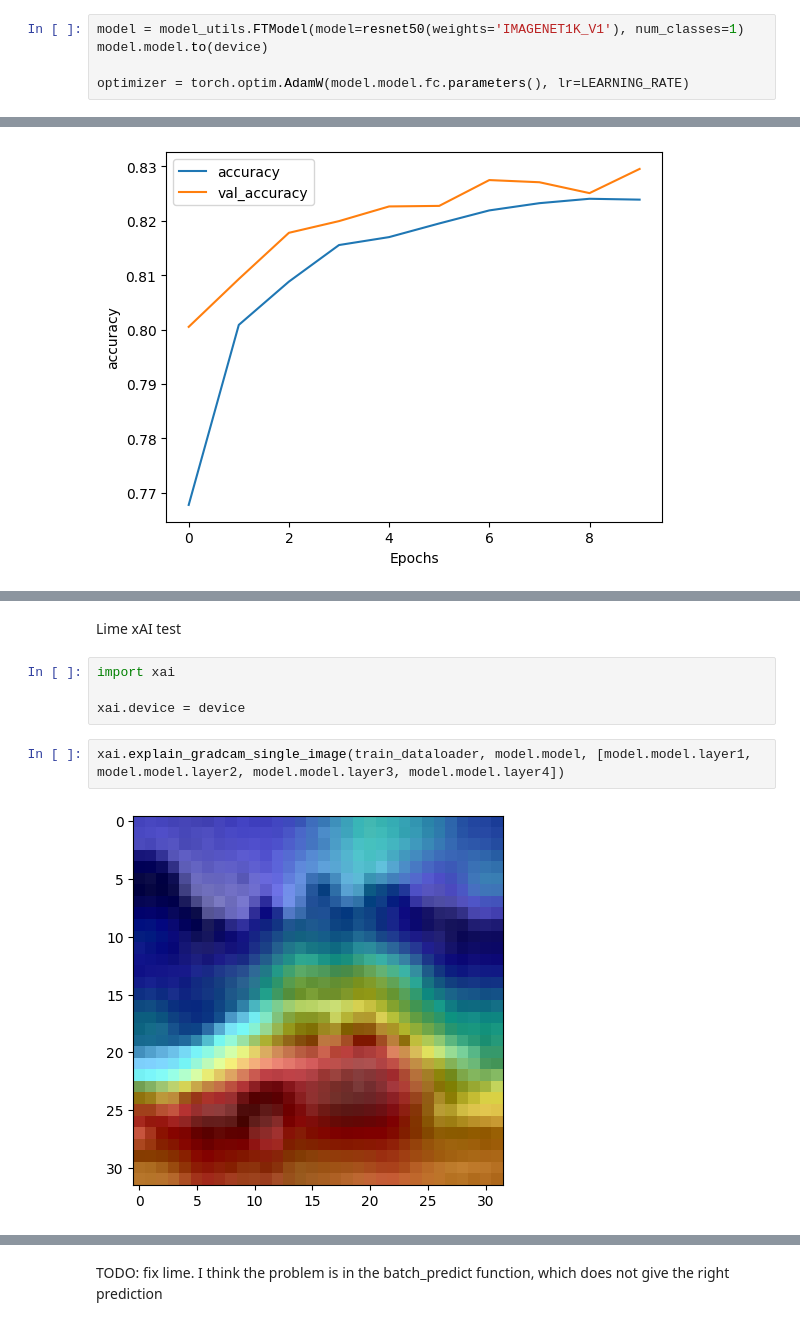
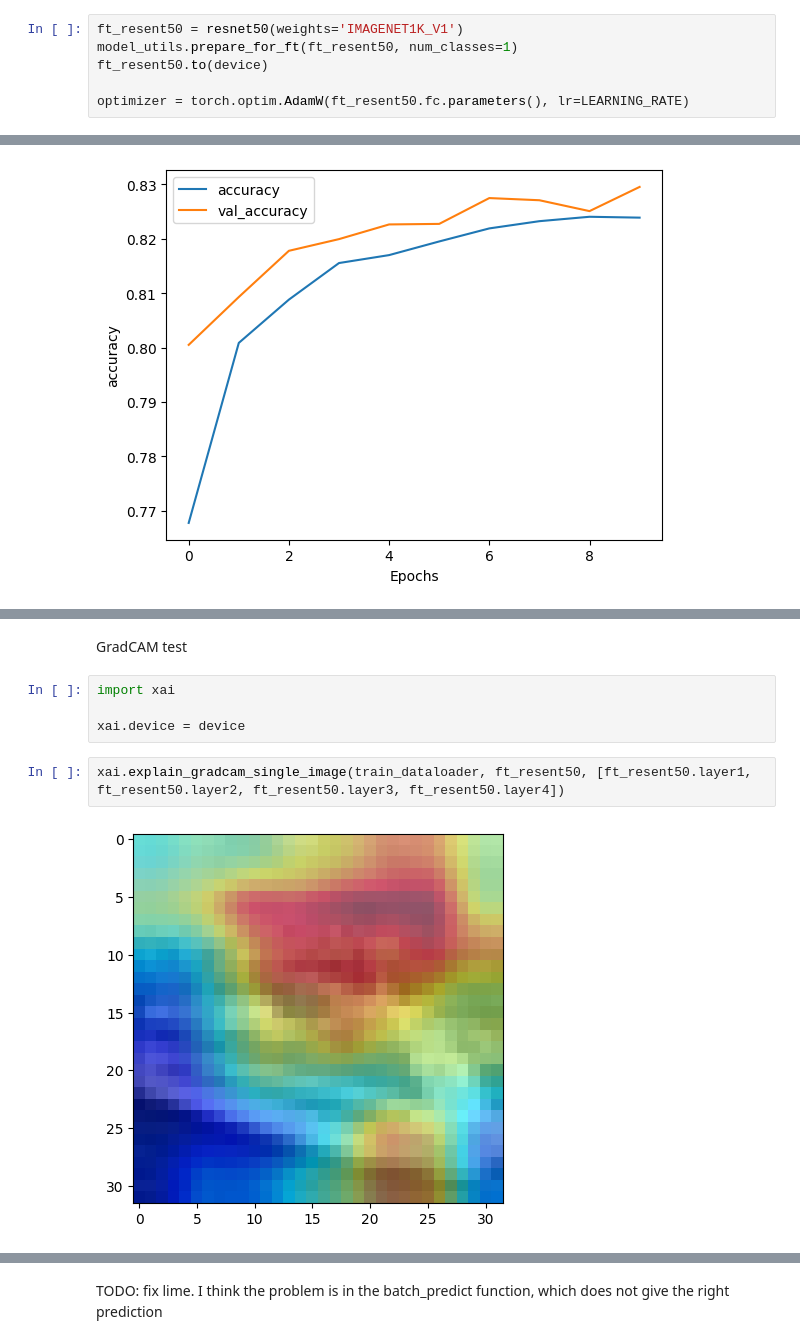
Before and after one commit to AngeloGalav/gauntlet, a Jupyter notebook: playground.ipynb, the cells around one changed output, grey strips where cells are left out. Saved outputs shown, nothing was run; the diff lists cells and outputs as text.

Commit message:
Refactor finetune model code + add new finetune method
The new finetuning method gives underwhelming results tho... (+ LIMES seems to work now)

```diff
--- a/playground.ipynb
+++ b/playground.ipynb
@@ -55,8 +56,9 @@ if artifacts != None:
 # %% [markdown]
 ResNet50 with AdamW
 # %%
-model = model_utils.FTModel(model=resnet50(weights='IMAGENET1K_V1'), num_classes=1)
-model.model.to(device)
+ft_resent50 = resnet50(weights='IMAGENET1K_V1')
+model_utils.prepare_for_ft(ft_resent50, num_classes=1)
+ft_resent50.to(device)
 
-optimizer = torch.optim.AdamW(model.model.fc.parameters(), lr=LEARNING_RATE)
+optimizer = torch.optim.AdamW(ft_resent50.fc.parameters(), lr=LEARNING_RATE)
 # %%
@@ -103,10 +80,10 @@ KeyboardInterrupt:
-# %% [markdown]
-Lime xAI test
+# %% [markdown]
+GradCAM test
 # %%
 import xai
 
 xai.device = device
 # %%
-xai.explain_gradcam_single_image(train_dataloader, model.model, [model.model.layer1, model.model.layer2, model.model.layer3, model.model.layer4])
+xai.explain_gradcam_single_image(train_dataloader, ft_resent50, [ft_resent50.layer1, ft_resent50.layer2, ft_resent50.layer3, ft_resent50.layer4])
 # %% [output]
-[figure, old version]
+[figure, new version]
```
Also changed, not shown: parts of 15 cells of this notebook, 3 other files.
